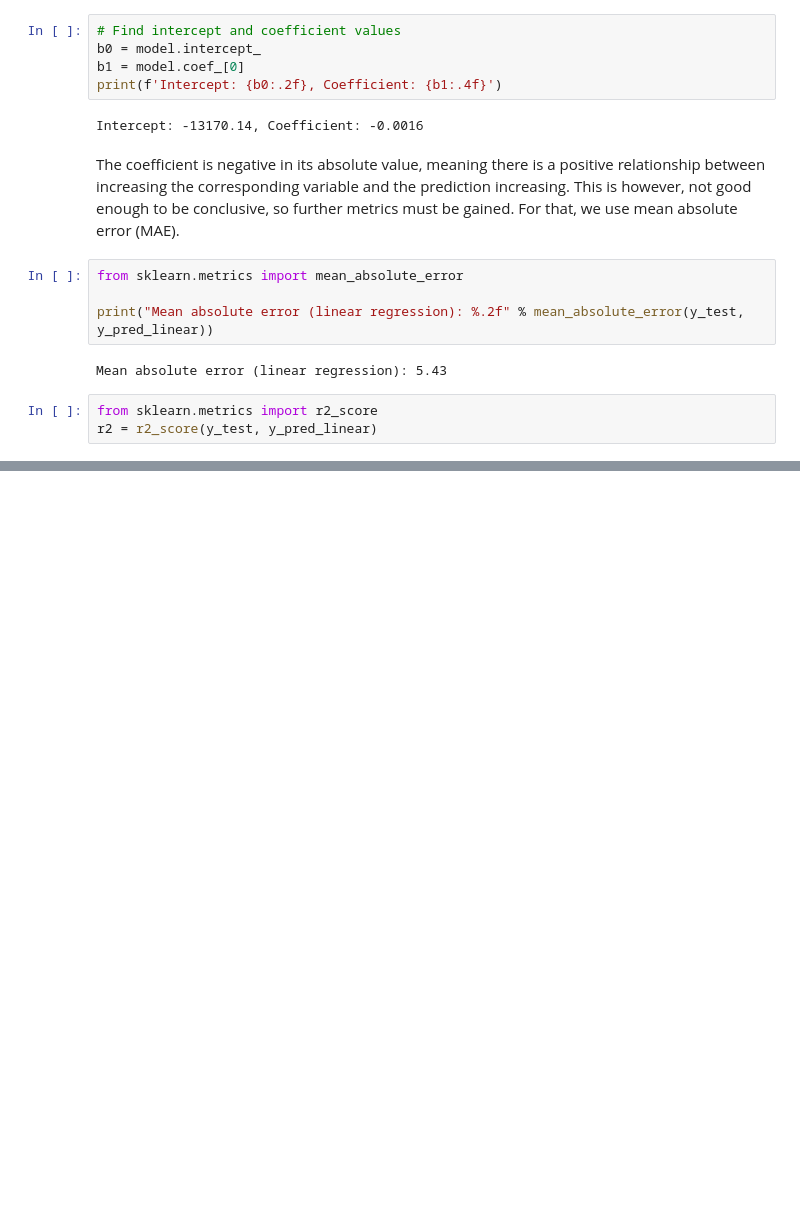
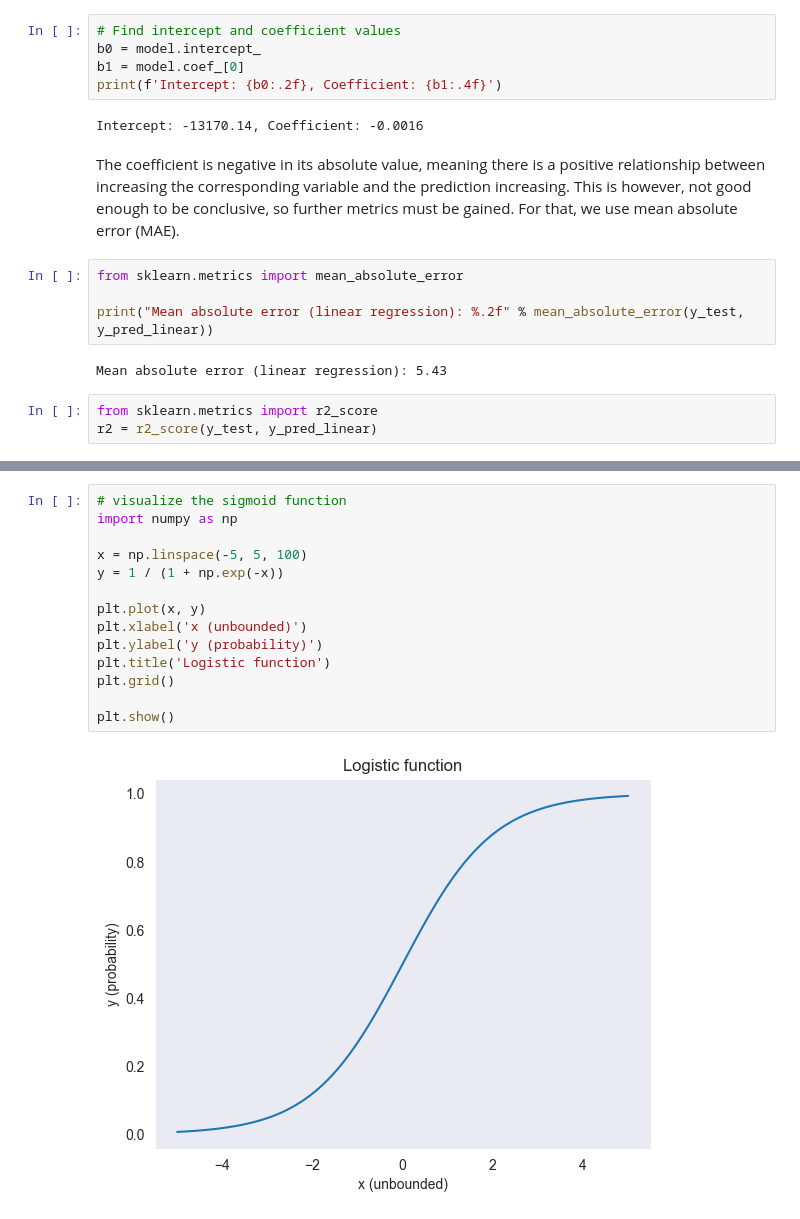
Before and after one commit to WelehoBRUDER/MetropoliaAMK-data-handling, a Jupyter notebook: task-4/main.ipynb, the cells around one changed output, grey strips where cells are left out. Drawn from its saved outputs; the diff is of its cells as text; blank space fills up the shorter version.

```diff
--- a/task-4/main.ipynb
+++ b/task-4/main.ipynb
@@ -79,0 +90,16 @@ print(f"MAE: {mean_absolute_error(y_test):.2f}")
+# %%
+# visualize the sigmoid function
+import numpy as np
+
+x = np.linspace(-5, 5, 100)
+y = 1 / (1 + np.exp(-x))
+
+plt.plot(x, y)
+plt.xlabel('x (unbounded)')
+plt.ylabel('y (probability)')
+plt.title('Logistic function')
+plt.grid()
+
+plt.show()
+# %% [output]
+[figure, added]
```
Also changed, not shown: parts of 7 cells of this notebook.
